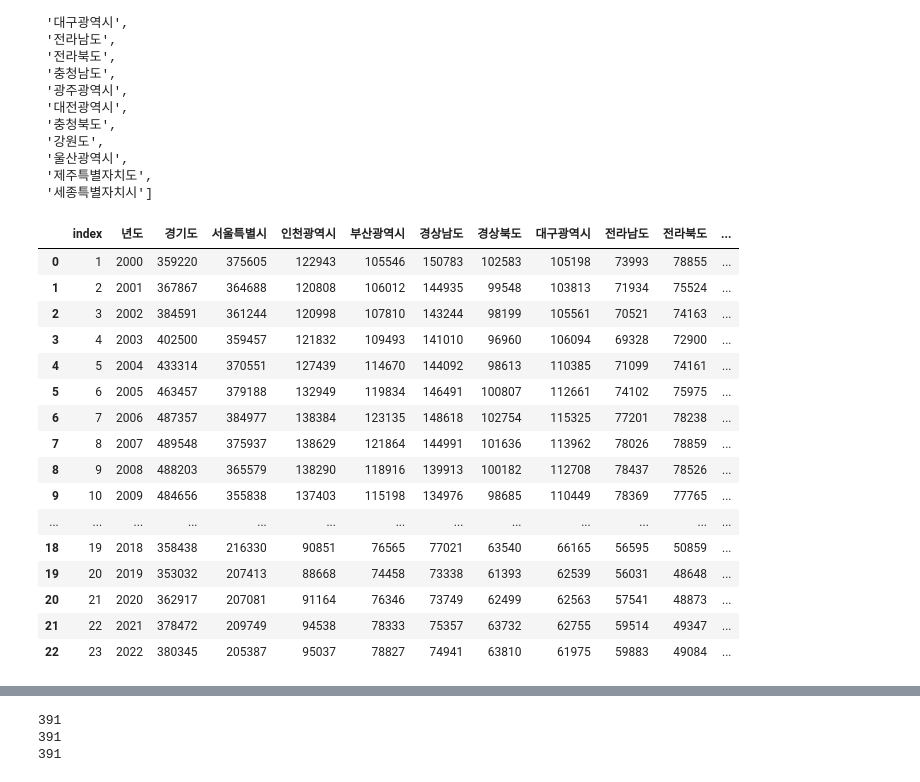
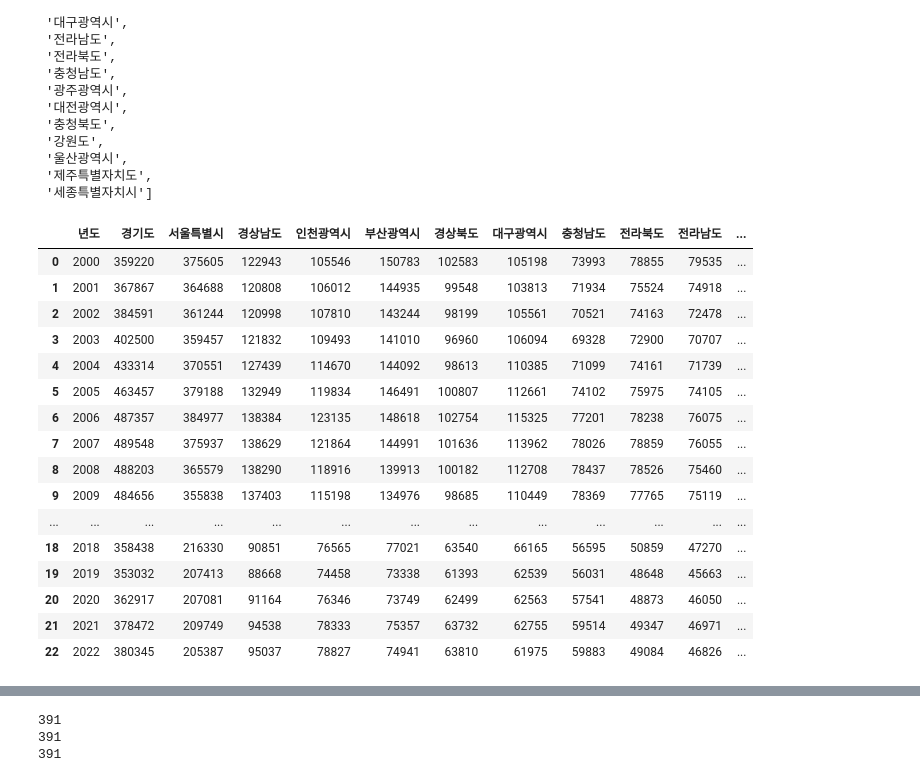
Before and after one commit to vxornjs11/Pytone_Flutter, a Jupyter notebook: Note/study/초중고데이터정리.ipynb, the cells around one changed output, grey strips where cells are left out. Saved outputs shown, nothing was run; the diff lists cells and outputs as text; code cells hidden in the pictures.

```diff
--- a/Note/study/초중고데이터정리.ipynb
+++ b/Note/study/초중고데이터정리.ipynb
@@ -158,26 +159,26 @@ state
  '제주특별자치도',
  '세종특별자치시']
 # %%
-# middel.columns = state
+middel.columns = state
 # 경기 서울 경남 인천 부산/ 경북 대구 /충남/ 전북? 전남 /광주 충북 대전 강원 제주 세종
 middel.rename(columns={"부산광역시":"경상남도","경상남도":"인천광역시","인천광역시":"부산광역시","전라남도":"충청남도","충청남도":"전라남도","대전광역시":"충청북도","충청북도":"대전광역시"},inplace=True)
 			# df_seoul.rename(columns={"전입지별":"전입지"},inplace=True)
-middel
+middel.rename(columns={"Unnamed: 0":"년도"})
 # %% [output]
-|  | index | 년도 | 경기도 | 서울특별시 | 인천광역시 | 부산광역시 | 경상남도 | 경상북도 | 대구광역시 | 전라남도 | 전라북도 | ... |
-| 0 | 1 | 2000 | 359220 | 375605 | 122943 | 105546 | 150783 | 102583 | 105198 | 73993 | 78855 | ... |
-| 1 | 2 | 2001 | 367867 | 364688 | 120808 | 106012 | 144935 | 99548 | 103813 | 71934 | 75524 | ... |
-| 2 | 3 | 2002 | 384591 | 361244 | 120998 | 107810 | 143244 | 98199 | 105561 | 70521 | 74163 | ... |
-| 3 | 4 | 2003 | 402500 | 359457 | 121832 | 109493 | 141010 | 96960 | 106094 | 69328 | 72900 | ... |
-| 4 | 5 | 2004 | 433314 | 370551 | 127439 | 114670 | 144092 | 98613 | 110385 | 71099 | 74161 | ... |
-| 5 | 6 | 2005 | 463457 | 379188 | 132949 | 119834 | 146491 | 100807 | 112661 | 74102 | 75975 | ... |
-| 6 | 7 | 2006 | 487357 | 384977 | 138384 | 123135 | 148618 | 102754 | 115325 | 77201 | 78238 | ... |
-| 7 | 8 | 2007 | 489548 | 375937 | 138629 | 121864 | 144991 | 101636 | 113962 | 78026 | 78859 | ... |
-| 8 | 9 | 2008 | 488203 | 365579 | 138290 | 118916 | 139913 | 100182 | 112708 | 78437 | 78526 | ... |
-| 9 | 10 | 2009 | 484656 | 355838 | 137403 | 115198 | 134976 | 98685 | 110449 | 78369 | 77765 | ... |
+|  | 년도 | 경기도 | 서울특별시 | 경상남도 | 인천광역시 | 부산광역시 | 경상북도 | 대구광역시 | 충청남도 | 전라북도 | 전라남도 | ... |
+| 0 | 2000 | 359220 | 375605 | 122943 | 105546 | 150783 | 102583 | 105198 | 73993 | 78855 | 79535 | ... |
+| 1 | 2001 | 367867 | 364688 | 120808 | 106012 | 144935 | 99548 | 103813 | 71934 | 75524 | 74918 | ... |
+| 2 | 2002 | 384591 | 361244 | 120998 | 107810 | 143244 | 98199 | 105561 | 70521 | 74163 | 72478 | ... |
+| 3 | 2003 | 402500 | 359457 | 121832 | 109493 | 141010 | 96960 | 106094 | 69328 | 72900 | 70707 | ... |
+| 4 | 2004 | 433314 | 370551 | 127439 | 114670 | 144092 | 98613 | 110385 | 71099 | 74161 | 71739 | ... |
+| 5 | 2005 | 463457 | 379188 | 132949 | 119834 | 146491 | 100807 | 112661 | 74102 | 75975 | 74105 | ... |
+| 6 | 2006 | 487357 | 384977 | 138384 | 123135 | 148618 | 102754 | 115325 | 77201 | 78238 | 76075 | ... |
+| 7 | 2007 | 489548 | 375937 | 138629 | 121864 | 144991 | 101636 | 113962 | 78026 | 78859 | 76055 | ... |
+| 8 | 2008 | 488203 | 365579 | 138290 | 118916 | 139913 | 100182 | 112708 | 78437 | 78526 | 75460 | ... |
+| 9 | 2009 | 484656 | 355838 | 137403 | 115198 | 134976 | 98685 | 110449 | 78369 | 77765 | 75119 | ... |
 | ... | ... | ... | ... | ... | ... | ... | ... | ... | ... | ... | ... | ... |
-| 18 | 19 | 2018 | 358438 | 216330 | 90851 | 76565 | 77021 | 63540 | 66165 | 56595 | 50859 | ... |
-| 19 | 20 | 2019 | 353032 | 207413 | 88668 | 74458 | 73338 | 61393 | 62539 | 56031 | 48648 | ... |
-| 20 | 21 | 2020 | 362917 | 207081 | 91164 | 76346 | 73749 | 62499 | 62563 | 57541 | 48873 | ... |
-| 21 | 22 | 2021 | 378472 | 209749 | 94538 | 78333 | 75357 | 63732 | 62755 | 59514 | 49347 | ... |
-| 22 | 23 | 2022 | 380345 | 205387 | 95037 | 78827 | 74941 | 63810 | 61975 | 59883 | 49084 | ... |
+| 18 | 2018 | 358438 | 216330 | 90851 | 76565 | 77021 | 63540 | 66165 | 56595 | 50859 | 47270 | ... |
+| 19 | 2019 | 353032 | 207413 | 88668 | 74458 | 73338 | 61393 | 62539 | 56031 | 48648 | 45663 | ... |
+| 20 | 2020 | 362917 | 207081 | 91164 | 76346 | 73749 | 62499 | 62563 | 57541 | 48873 | 46050 | ... |
+| 21 | 2021 | 378472 | 209749 | 94538 | 78333 | 75357 | 63732 | 62755 | 59514 | 49347 | 46971 | ... |
+| 22 | 2022 | 380345 | 205387 | 95037 | 78827 | 74941 | 63810 | 61975 | 59883 | 49084 | 46826 | ... |
```
Also changed, not shown: parts of 26 cells of this notebook, 7 other files.
